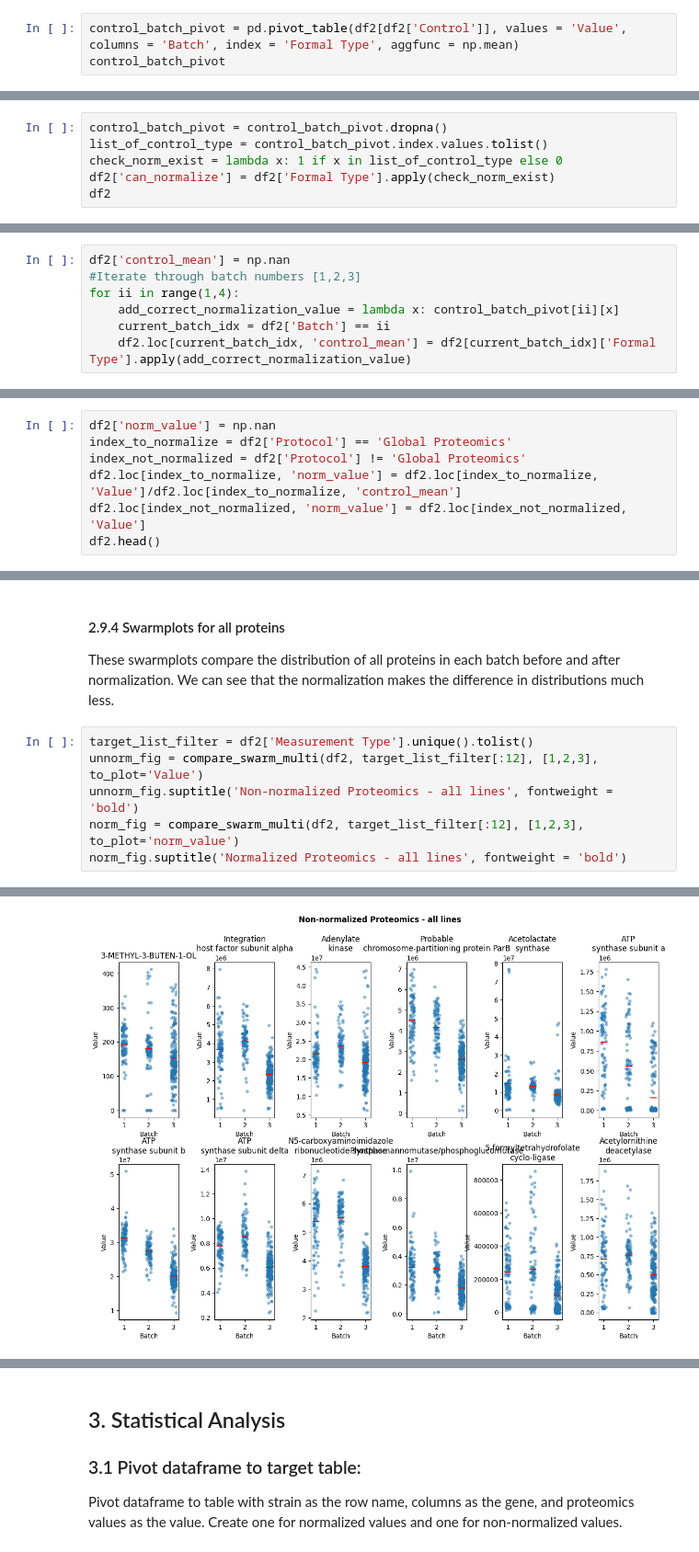
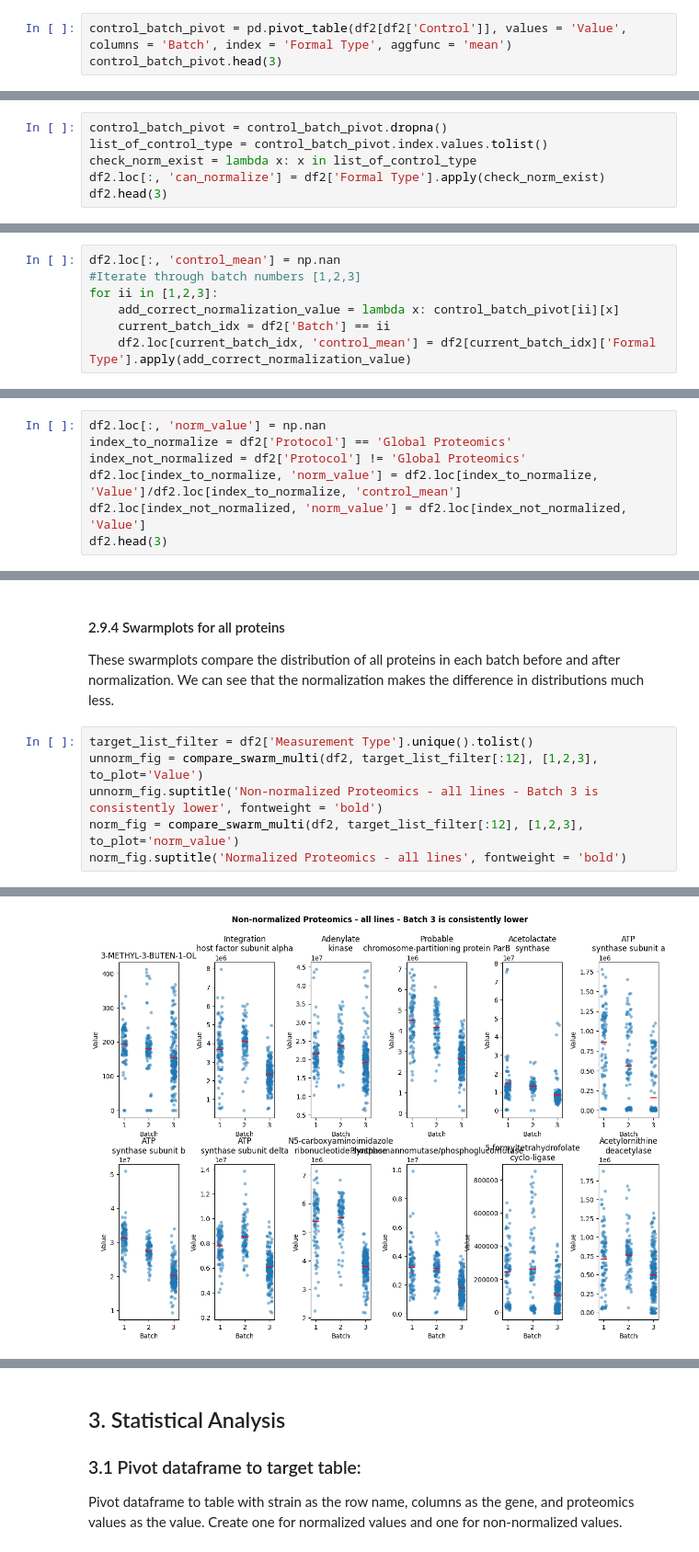
Before and after one commit to JBEI/Isoprenol_CRISPRi, a Jupyter notebook: DavidCarruthers/DBTL0_A_normalize_and_recommend.ipynb, the cells around one changed output, grey strips where cells are left out. Shown at 92% size. Cells and saved outputs as stored; diff of their text form.

```diff
--- a/DavidCarruthers/DBTL0_A_normalize_and_recommend.ipynb
+++ b/DavidCarruthers/DBTL0_A_normalize_and_recommend.ipynb
@@ -425,8 +383,8 @@ There are 97 unique analytes in the control dataframe
 # %% [markdown]
 Create pivot table based on batch number.
 # %%
-control_batch_pivot = pd.pivot_table(df2[df2['Control']], values = 'Value', columns = 'Batch', index = 'Formal Type', aggfunc = np.mean)
-control_batch_pivot
+control_batch_pivot = pd.pivot_table(df2[df2['Control']], values = 'Value', columns = 'Batch', index = 'Formal Type', aggfunc = 'mean')
+control_batch_pivot.head(3)
 # %% [output]
 | Batch | 1 | 2 | 3 |
 | Formal Type |  |  |  |
@@ -479,9 +412,9 @@ Get measurement types that have all their control values.
 # %%
 control_batch_pivot = control_batch_pivot.dropna()
 list_of_control_type = control_batch_pivot.index.values.tolist()
-check_norm_exist = lambda x: 1 if x in list_of_control_type else 0
-df2['can_normalize'] = df2['Formal Type'].apply(check_norm_exist)
-df2
+check_norm_exist = lambda x: x in list_of_control_type
+df2.loc[:, 'can_normalize'] = df2['Formal Type'].apply(check_norm_exist)
+df2.head(3)
 # %% [output]
 |  | Line Name | Line Description | Protocol | Formal Type | Measurement Type | Value | Strain | Target | ... |
 | 0 | Control-R1 | BL1A1_NT | GC-FID | cid:12988 | 3-METHYL-3-BUTEN-1-OL | 177.33700 | NT | Control | ... |
@@ -508,9 +432,9 @@ df2.shape
 # %% [markdown]
 Need to divide each measurement the correct batch control mean. Create column for holding the control mean and fill it in with lambda function.
 # %%
-df2['control_mean'] = np.nan
+df2.loc[:, 'control_mean'] = np.nan
 #Iterate through batch numbers [1,2,3]
-for ii in range(1,4):
+for ii in [1,2,3]:
     add_correct_normalization_value = lambda x: control_batch_pivot[ii][x]
     current_batch_idx = df2['Batch'] == ii
     df2.loc[current_batch_idx, 'control_mean'] = df2[current_batch_idx]['Formal Type'].apply(add_correct_normalization_value)
@@ -523,10 +441,10 @@ See the caveats in the documentation: https://pandas.pydata.org/pandas-docs/stab
 # %% [markdown]
 Add column to dataframe and fill it with normalized values. Don't normalize isoprenol since it was not affected by batch variation. Isoprenol was measured using GC, not mass spec.
 # %%
-df2['norm_value'] = np.nan
+df2.loc[:, 'norm_value'] = np.nan
 index_to_normalize = df2['Protocol'] == 'Global Proteomics'
 index_not_normalized = df2['Protocol'] != 'Global Proteomics'
 df2.loc[index_to_normalize, 'norm_value'] = df2.loc[index_to_normalize, 'Value']/df2.loc[index_to_normalize, 'control_mean']
 df2.loc[index_not_normalized, 'norm_value'] = df2.loc[index_not_normalized, 'Value']
-df2.head()
+df2.head(3)
 # %% [output]
@@ -637,9 +551,9 @@ These swarmplots compare the distribution of all proteins in each batch before a
 # %%
 target_list_filter = df2['Measurement Type'].unique().tolist()
 unnorm_fig = compare_swarm_multi(df2, target_list_filter[:12], [1,2,3], to_plot='Value')
-unnorm_fig.suptitle('Non-normalized Proteomics - all lines', fontweight = 'bold')
+unnorm_fig.suptitle('Non-normalized Proteomics - all lines - Batch 3 is consistently lower', fontweight = 'bold')
 norm_fig = compare_swarm_multi(df2, target_list_filter[:12], [1,2,3], to_plot='norm_value')
 norm_fig.suptitle('Normalized Proteomics - all lines', fontweight = 'bold')
 # %% [output]
 Text(0.5, 0.98, 'Normalized Proteomics - all lines')
-[figure, old version]
+[figure, new version]
```
Also changed, not shown: parts of 67 cells of this notebook, 8 other files.
